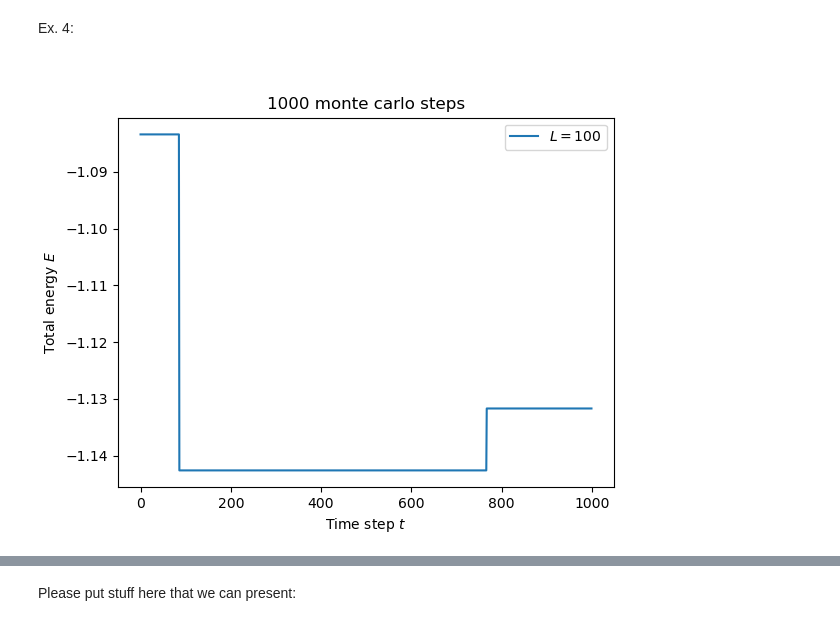
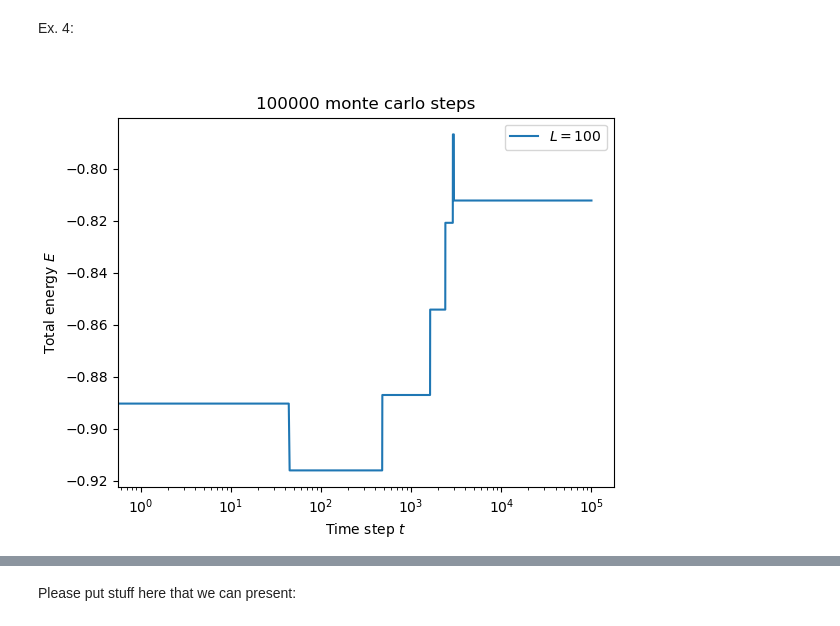
Before and after one commit to Konemu/ProteinAnnealing, a Jupyter notebook: nb.ipynb, the cells around one changed output, grey strips where cells are left out. Drawn from its saved outputs; the diff is of its cells as text; code cells hidden in the pictures.

Commit message:
mod. annealing plot

```diff
--- a/nb.ipynb
+++ b/nb.ipynb
@@ -45,9 +46,10 @@ Ex. 4:
 # %%
 #anim, fig, ax1, ax2, grids_vecs = energy.animated_monte_carlo(50, 100, 1, 1, 8, "data")
 #vid = anim.to_html5_video()
 #html = display.HTML(vid)
 #display.display(html)
-fig, ax, ergs, grid, coord_vec = energy.evolve_protein_plot_energy(length=100, mc_steps=1000, T=1, path="", a5 = False)
+fig, ax, ergs, grid, coord_vec = energy.evolve_protein_plot_energy(length=100, mc_steps=100000, T=1, path="", a5 = False)
+ax.semilogx()
 plt.savefig('figures/ex4.png', dpi = 600, format = 'png')
 # %% [output]
-[figure, old version]
+[figure, new version]
```
Also changed, not shown: parts of 6 cells of this notebook, 6 other files.
